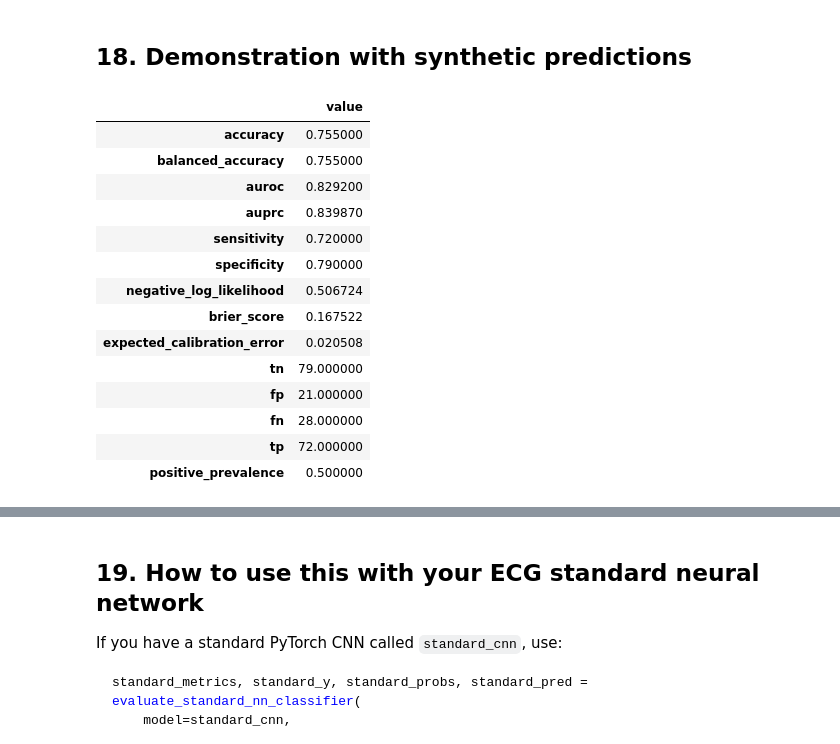
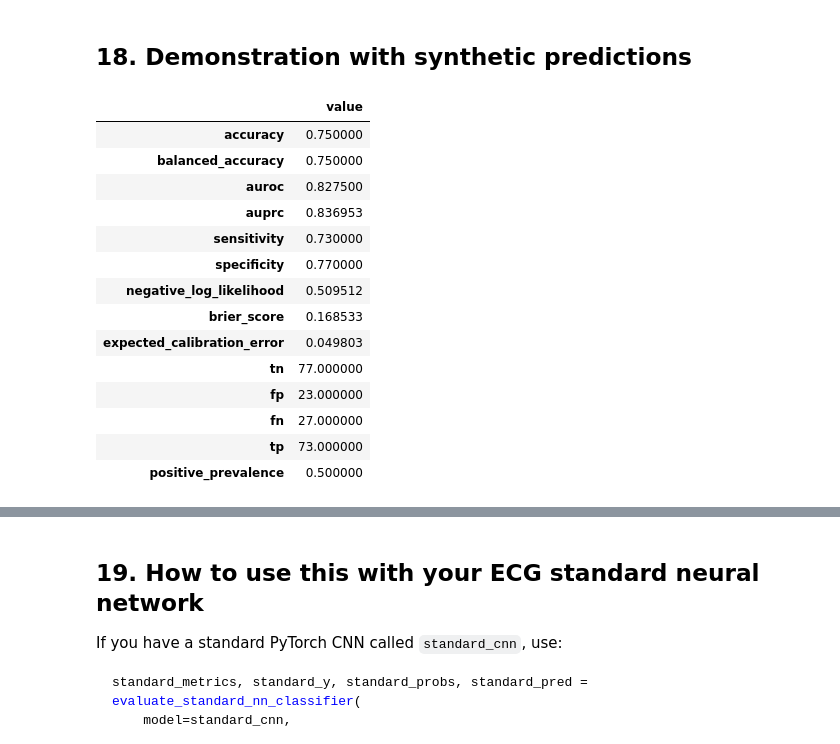
Before and after one commit to mjcolebank/Colebank_REU_2026, a Jupyter notebook: CNN/MODEL1_DEMO.v2Lucas(bayesian_vers)_OF_TEST_CNN_Example_Pytorch.ipynb, the cells around one changed output, grey strips where cells are left out. Drawn from its saved outputs; the diff is of its cells as text; code cells hidden in the pictures.

Commit message:
added 100 samples for evaluation

```diff
--- a/CNN/MODEL1_DEMO.v2Lucas(bayesian_vers)_OF_TEST_CNN_Example_Pytorch.ipynb
+++ b/CNN/MODEL1_DEMO.v2Lucas(bayesian_vers)_OF_TEST_CNN_Example_Pytorch.ipynb
@@ -1235,31 +1237,31 @@ def evaluate_bayesian_nn_classifier(model, guide, data_loader, device, num_sampl
 # %%
 y_true_test, probs, y_pred = collect_predictions_bayesian_nn_blitz(
     model=bayes_model,
     data_loader=ts_test_loader,
     device=device,
-    n_samples=50,
+    n_samples=100,
 )
 
 metrics_demo = calculate_binary_classification_metrics(
     y_true=y_true_test,
     probs=probs,
     n_bins=10,
 )
 
 pd.DataFrame([metrics_demo]).T.rename(columns={0: "value"})
 # %% [output]
 |  | value |
-| accuracy | 0.755000 |
-| balanced_accuracy | 0.755000 |
-| auroc | 0.829200 |
-| auprc | 0.839870 |
-| sensitivity | 0.720000 |
-| specificity | 0.790000 |
-| negative_log_likelihood | 0.506724 |
-| brier_score | 0.167522 |
-| expected_calibration_error | 0.020508 |
-| tn | 79.000000 |
-| fp | 21.000000 |
-| fn | 28.000000 |
-| tp | 72.000000 |
+| accuracy | 0.750000 |
+| balanced_accuracy | 0.750000 |
+| auroc | 0.827500 |
+| auprc | 0.836953 |
+| sensitivity | 0.730000 |
+| specificity | 0.770000 |
+| negative_log_likelihood | 0.509512 |
+| brier_score | 0.168533 |
+| expected_calibration_error | 0.049803 |
+| tn | 77.000000 |
+| fp | 23.000000 |
+| fn | 27.000000 |
+| tp | 73.000000 |
 | positive_prevalence | 0.500000 |
```
Also changed, not shown: parts of 6 cells of this notebook.
